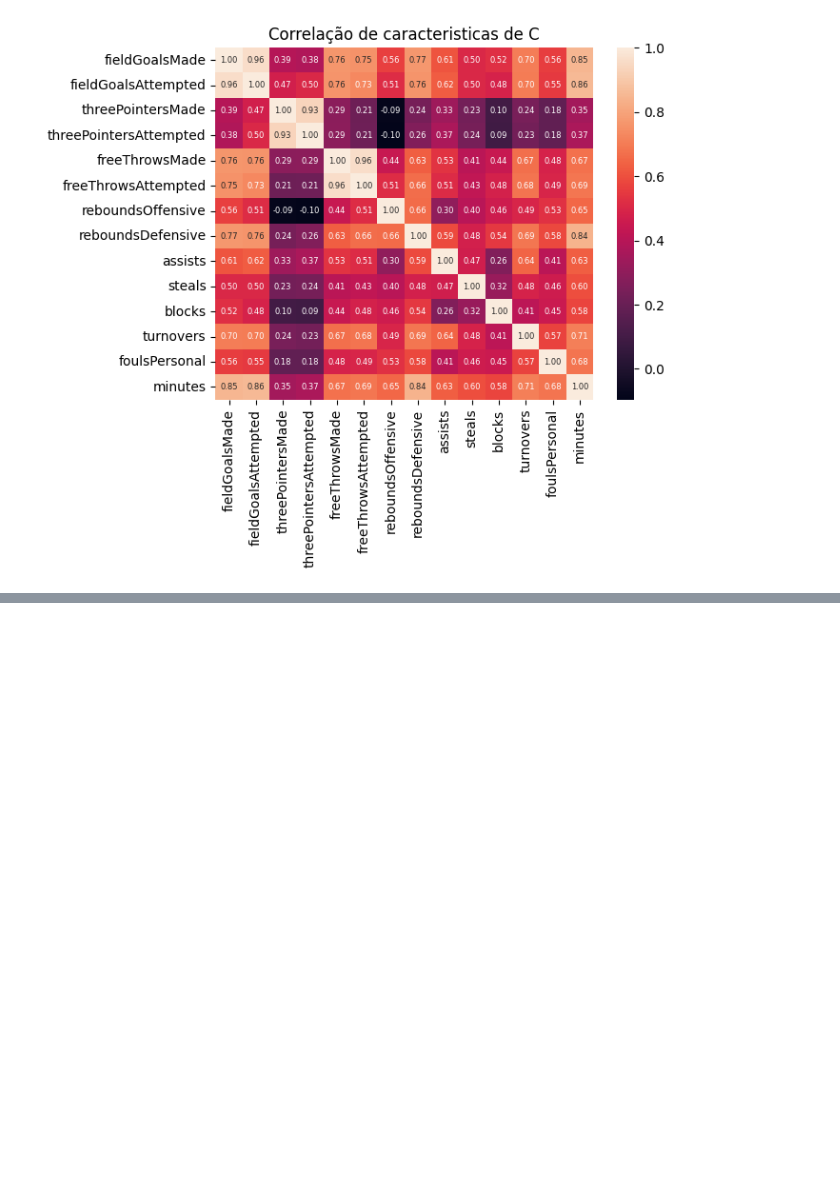
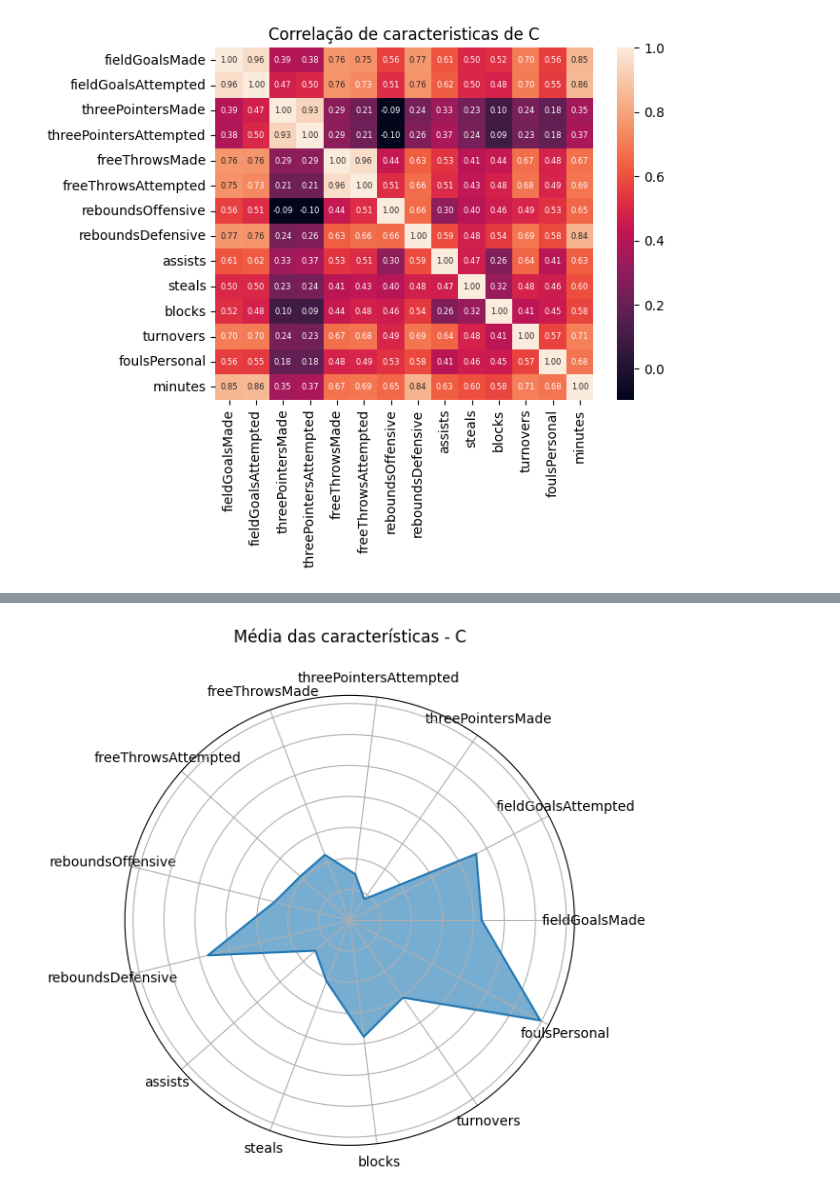
Before and after one commit to SiddiJr/NBA-predictions, a Jupyter notebook: 02 - Analise exploratoria/Exploracao.ipynb, the cells around one changed output, grey strips where cells are left out. Drawn from its saved outputs; the diff is of its cells as text; code cells hidden in the pictures; blank space fills up the shorter version.

```diff
--- a/02 - Analise exploratoria/Exploracao.ipynb
+++ b/02 - Analise exploratoria/Exploracao.ipynb
@@ -129,3 +130,14 @@ plot_heatmap(df[df['position'].str.count('F') > 0], "Correlação de caracterist
 plot_heatmap(df[df['position'].str.count('C') > 0], "Correlação de caracteristicas de C")
 # %% [output]
 [figure]
+# %%
+df_media_features = df.groupby(by='position').mean(numeric_only=True).reset_index()
+featuresMedia = ['fieldGoalsMade', 'fieldGoalsAttempted',
+       'threePointersMade', 'threePointersAttempted',
+        'freeThrowsMade', 'freeThrowsAttempted', 'reboundsOffensive', 'reboundsDefensive',
+        'assists', 'steals', 'blocks', 'turnovers', 'foulsPersonal', 'points', 'minutes']
+media_geral_dict = df[featuresMedia].mean().to_dict()
+media_geral_dict['position'] = 'Média geral'
+df_media_geral = pd.DataFrame([media_geral_dict])
+df_media_features = pd.concat([df_media_features, df_media_geral], ignore_index=True)
+df_media_features
@@ -131,0 +150,15 @@ plot_heatmap(df[df['position'].str.count('C') > 0], "Correlação de caracterist
+# %%
+linha = df_media_features.iloc[0]
+values = linha[features].tolist()
+values += values[:1]
+fig, ax = plt.subplots(figsize=(6, 6), subplot_kw=dict(polar=True))
+
+ax.plot(angles, values, label=linha['position'])
+ax.fill(angles, values, alpha=0.6)
+ax.set_title(f"Média das características - {linha['position']}", y=1.1)
+ax.set_xticks(angles[:-1])
+ax.set_xticklabels(labels)
+ax.set_yticklabels([])
+plt.show()
+# %% [output]
+[figure, added]
```
Also changed, not shown: parts of 7 cells of this notebook.
